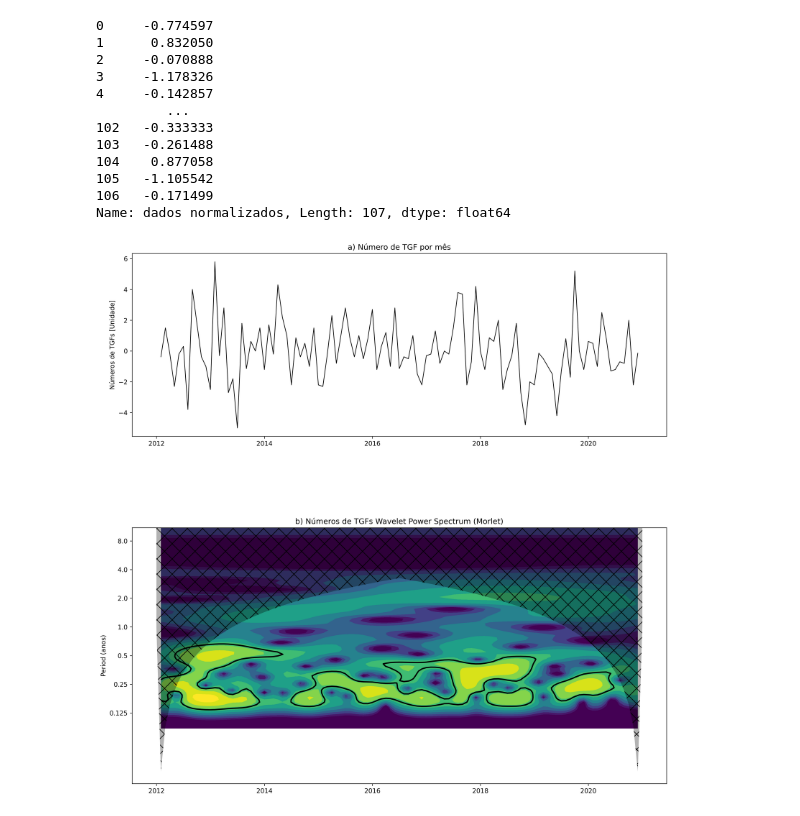
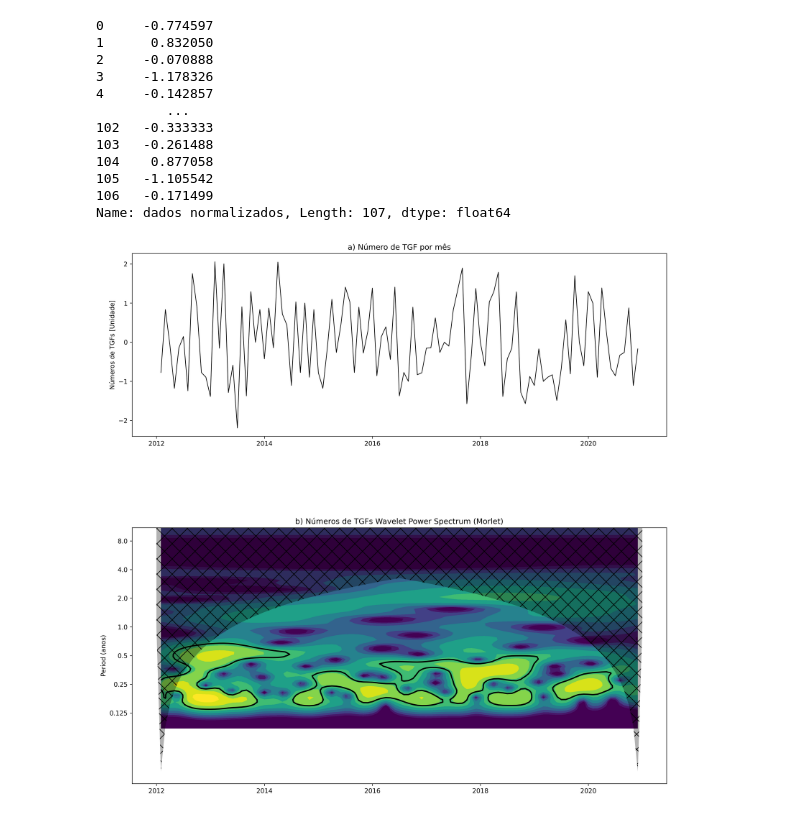
Before and after one commit to morganzera/TGF, a Jupyter notebook: Pibic_pt2/Contagem.ipynb, the cells around one changed output. Cells and saved outputs as stored; diff of their text form; code cells hidden in the pictures.

```diff
--- a/Pibic_pt2/Contagem.ipynb
+++ b/Pibic_pt2/Contagem.ipynb
@@ -361,9 +358,8 @@ mother = wavelet.Morlet(6)
 s0 = 1 * dt # Escala inicial
 dj = 1 / 12
 J = 7 / dj
-anomalia = np.array(anomalia)
 dat = np.array(dat)
-alpha, _, _ = wavelet.ar1(anomalia)
+alpha, _, _ = wavelet.ar1(dat)
 # %%
 # Aplica transformada
 wave, scales, freqs, coi, fft, fftfreqs = wavelet.cwt(dat, dt, dj, s0, J, mother)
@@ -389,32 +385,32 @@ figprops = dict(figsize=(18, 20), dpi=300)
 fig = pyplot.figure(**figprops)
 
 #original timeseries
 ax = pyplot.axes([0.1, 0.75, 0.65, 0.2])
-ax.plot(t, anomalia, 'k', linewidth=1.)
+ax.plot(t, dat, 'k', linewidth=1.)
 ax.set_title('a) {}'.format(title))
 ax.set_ylabel(r'{} [{}]'.format(label, units))
 
 #normalized wavelet power spectrum
 bx = pyplot.axes([0.1, 0.37, 0.65, 0.28], sharex=ax)
 levels = [0.0625, 0.125, 0.25, 0.5, 1, 2, 4, 8, 16]
 bx.contourf(t, np.log2(period), np.log2(power), np.log2(levels),
             extend='both', cmap=pyplot.cm.viridis)
 extent = [t.min(), t.max(), 0, max(period)]
 bx.contour(t, np.log2(period), sig95, [-99, 1], colors='k', linewidths=2,
            extent=extent)
 bx.fill(np.concatenate([t, t[-1:] + dt, t[-1:] + dt,
                            t[:1] - dt, t[:1] - dt]),
         np.concatenate([np.log2(coi), [1e-9], np.log2(period[-1:]),
                            np.log2(period[-1:]), [1e-9]]),
         'k', alpha=0.3, hatch='x')
 bx.set_title('b) {} Wavelet Power Spectrum ({})'.format(label, mother.name))
 bx.set_ylabel('Period (anos)')
 Yticks = 2 ** np.arange(np.ceil(np.log2(period.min())),
                            np.ceil(np.log2(period.max())))
 bx.set_yticks(np.log2(Yticks))
 bx.set_yticklabels(Yticks)
 
 
 pyplot.show()
 # %% [output]
-[figure, old version]
+[figure, new version]
```
Also changed, not shown: parts of 1 cell of this notebook, 1 other file.
